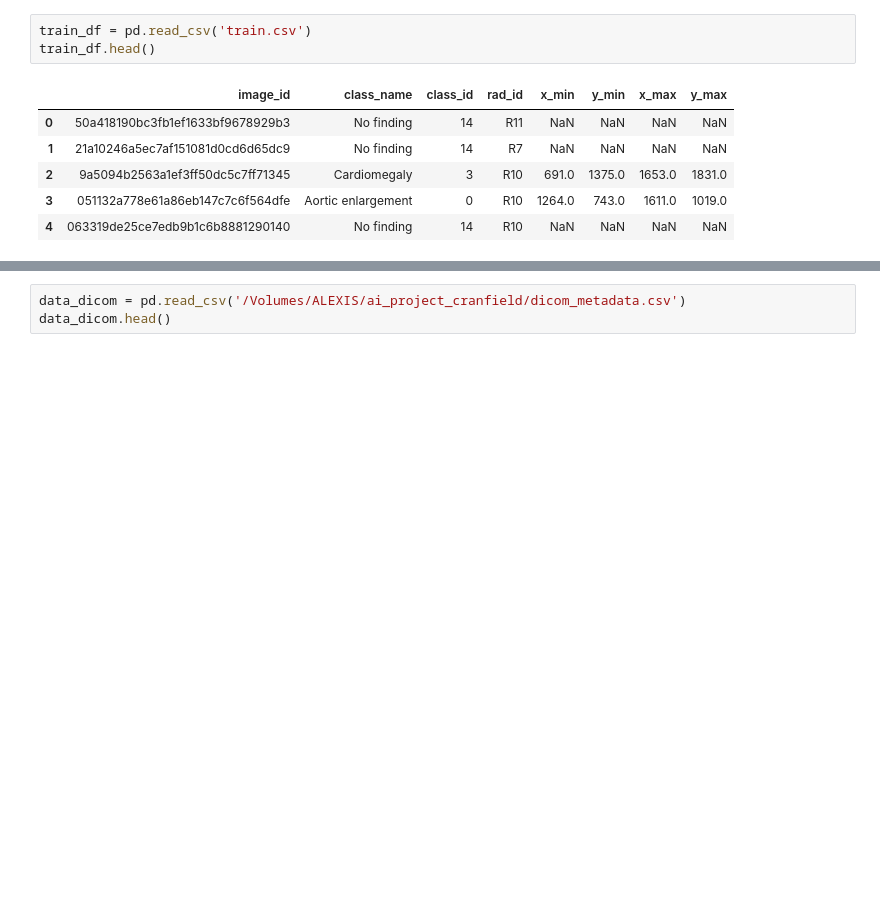
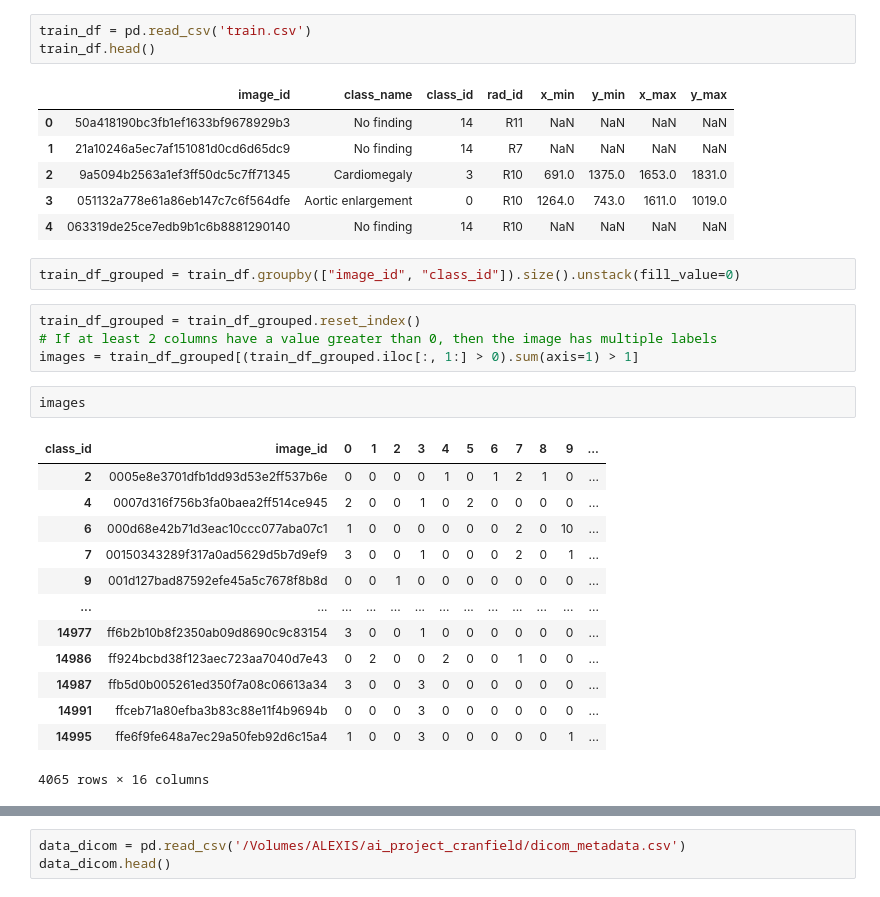
Before and after one commit to AlexisBalayre/chest-x-ray-abnormalities-detection, a Jupyter notebook: features_extraction.ipynb, the cells around one changed output, grey strips where cells are left out. Drawn from its saved outputs; the diff is of its cells as text; blank space fills up the shorter version.

```diff
--- a/features_extraction.ipynb
+++ b/features_extraction.ipynb
@@ -16,3 +16,25 @@ train_df.head()
 | 2 | 9a5094b2563a1ef3ff50dc5c7ff71345 | Cardiomegaly | 3 | R10 | 691.0 | 1375.0 | 1653.0 | 1831.0 |
 | 3 | 051132a778e61a86eb147c7c6f564dfe | Aortic enlargement | 0 | R10 | 1264.0 | 743.0 | 1611.0 | 1019.0 |
 | 4 | 063319de25ce7edb9b1c6b8881290140 | No finding | 14 | R10 | NaN | NaN | NaN | NaN |
+# %%
+train_df_grouped = train_df.groupby(["image_id", "class_id"]).size().unstack(fill_value=0)
+# %%
+train_df_grouped = train_df_grouped.reset_index()
+# If at least 2 columns have a value greater than 0, then the image has multiple labels
+images = train_df_grouped[(train_df_grouped.iloc[:, 1:] > 0).sum(axis=1) > 1]
+# %%
+images
+# %% [output]
+| class_id | image_id | 0 | 1 | 2 | 3 | 4 | 5 | 6 | 7 | 8 | 9 | ... |
+| 2 | 0005e8e3701dfb1dd93d53e2ff537b6e | 0 | 0 | 0 | 0 | 1 | 0 | 1 | 2 | 1 | 0 | ... |
+| 4 | 0007d316f756b3fa0baea2ff514ce945 | 2 | 0 | 0 | 1 | 0 | 2 | 0 | 0 | 0 | 0 | ... |
+| 6 | 000d68e42b71d3eac10ccc077aba07c1 | 1 | 0 | 0 | 0 | 0 | 0 | 0 | 2 | 0 | 10 | ... |
+| 7 | 00150343289f317a0ad5629d5b7d9ef9 | 3 | 0 | 0 | 1 | 0 | 0 | 0 | 2 | 0 | 1 | ... |
+| 9 | 001d127bad87592efe45a5c7678f8b8d | 0 | 0 | 1 | 0 | 0 | 0 | 0 | 0 | 0 | 0 | ... |
+| ... | ... | ... | ... | ... | ... | ... | ... | ... | ... | ... | ... | ... |
+| 14977 | ff6b2b10b8f2350ab09d8690c9c83154 | 3 | 0 | 0 | 1 | 0 | 0 | 0 | 0 | 0 | 0 | ... |
+| 14986 | ff924bcbd38f123aec723aa7040d7e43 | 0 | 2 | 0 | 0 | 2 | 0 | 0 | 1 | 0 | 0 | ... |
+| 14987 | ffb5d0b005261ed350f7a08c06613a34 | 3 | 0 | 0 | 3 | 0 | 0 | 0 | 0 | 0 | 0 | ... |
+| 14991 | ffceb71a80efba3b83c88e11f4b9694b | 0 | 0 | 0 | 3 | 0 | 0 | 0 | 0 | 0 | 0 | ... |
+| 14995 | ffe6f9fe648a7ec29a50feb92d6c15a4 | 1 | 0 | 0 | 3 | 0 | 0 | 0 | 0 | 0 | 1 | ... |
+4065 rows × 16 columns
```
Also changed, not shown: parts of 4 cells of this notebook, 32 other files.
